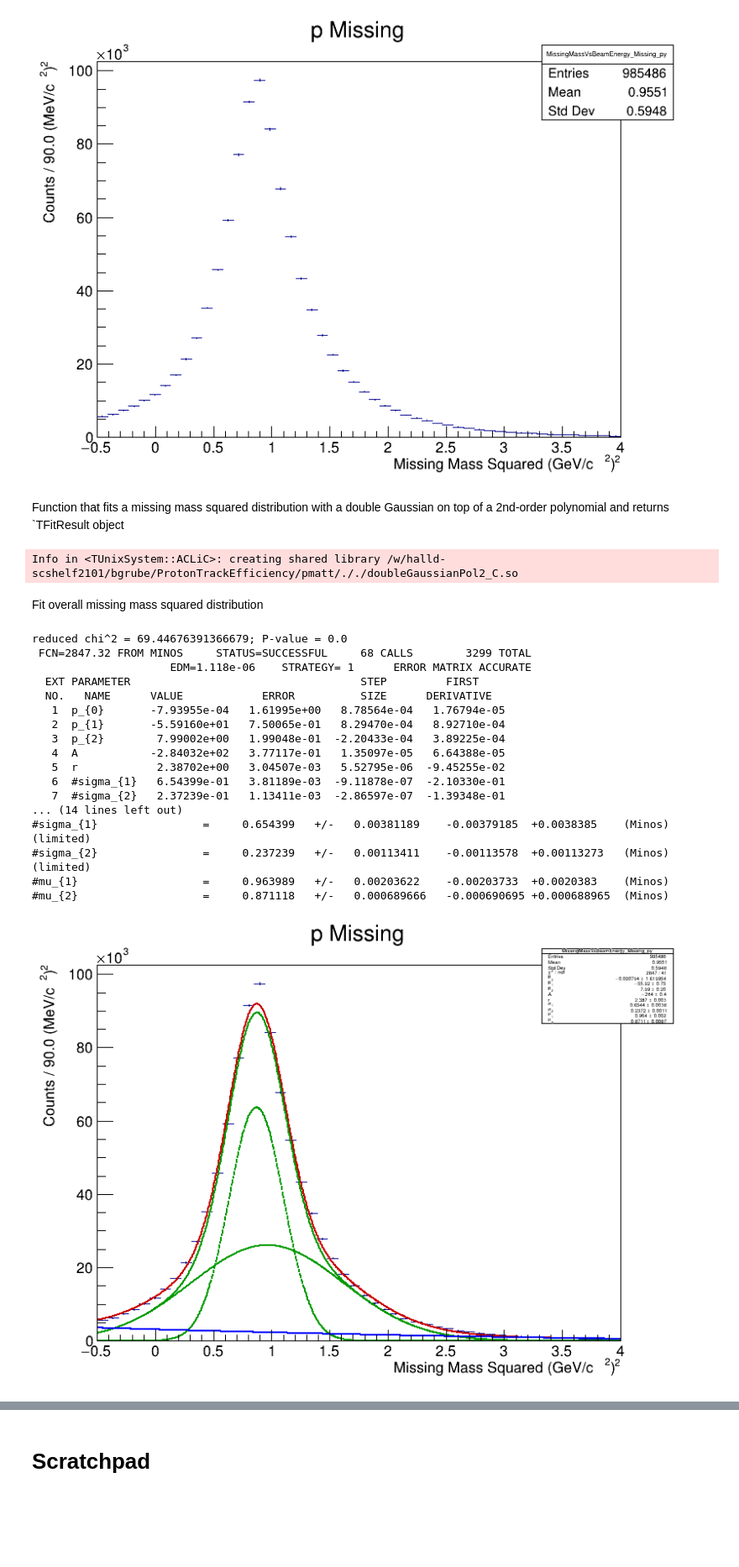
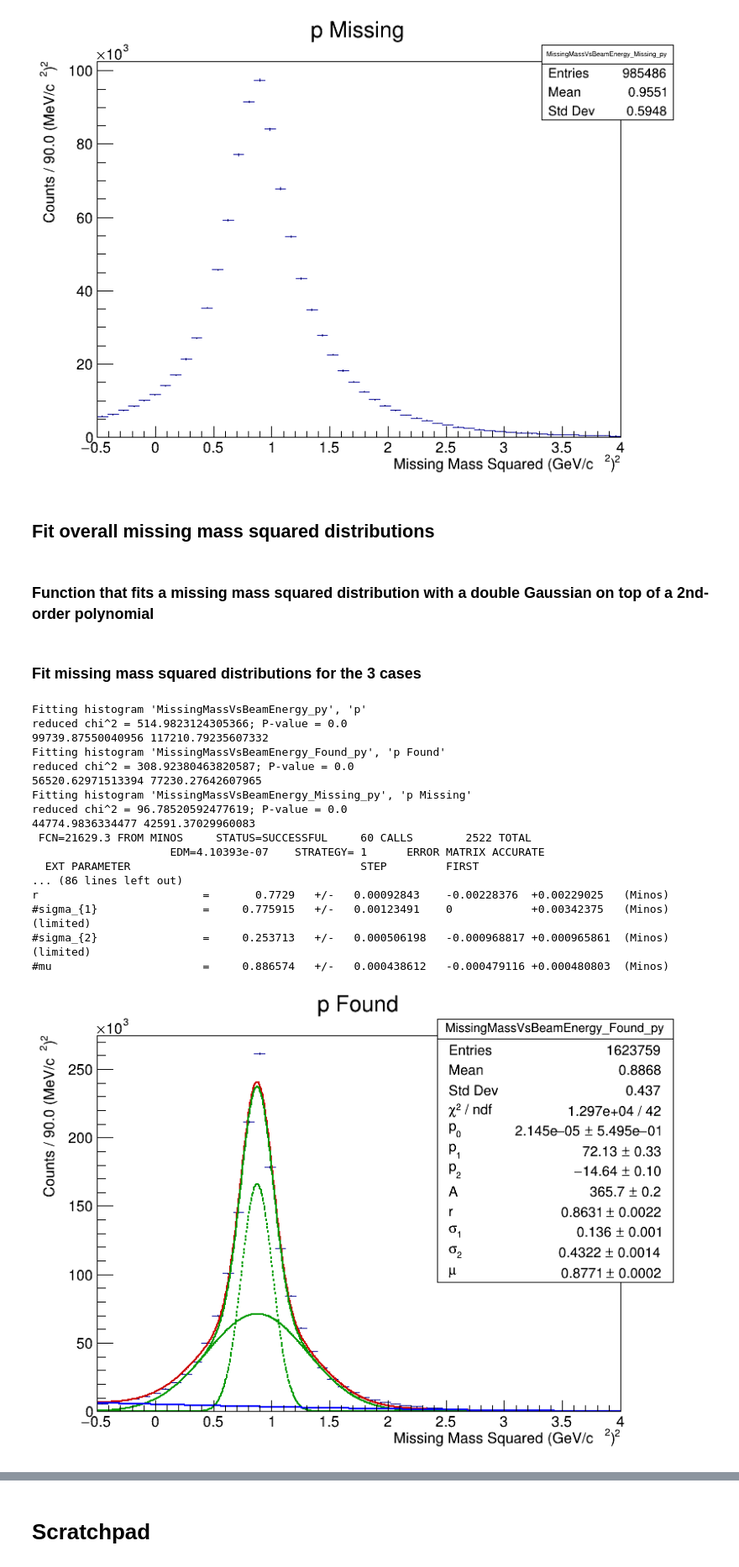
Before and after one commit to bgrube/ReactionEfficiency, a Jupyter notebook: fitMissingMassSquared.ipynb, the cells around one changed output, grey strips where cells are left out. Shown at 84% size. Cells and saved outputs as stored; diff of their text form; code cells hidden in the pictures; blank space fills up the shorter version.

Commit message:
Implement first prototype of overall efficiency calculation

```diff
--- a/fitMissingMassSquared.ipynb
+++ b/fitMissingMassSquared.ipynb
@@ -8,7 +10,10 @@ Welcome to JupyROOT 6.24/04
 # %%
 inFileName = "~/Analysis/ProtonTrackEfficiency/pmatt/trackeff_Proton_4pi.root"
-histName = "MissingMass/MissingMassVsBeamEnergy_Missing"
+histNames = {
+  "Total"   : "MissingMass/MissingMassVsBeamEnergy",
+  "Found"   : "MissingMass/MissingMassVsBeamEnergy_Found",
+  "Missing" : "MissingMass/MissingMassVsBeamEnergy_Missing"}
 inFile = ROOT.TFile(inFileName)
-MM2vsBeamEnergyHist = inFile.Get(histName)
+MM2vsBeamEnergyHists = {key : inFile.Get(histName) for (key, histName) in histNames.items()}
 # %%
 canv = ROOT.TCanvas("canv", "", 800, 600)
@@ -21,19 +26,22 @@ Get missing mass squared distribution by projecting the 2D histogram and adjust
 # %%
-MM2Hist = MM2vsBeamEnergyHist.ProjectionY()
-MM2Hist.Rebin(35)
-MM2Hist.SetYTitle(f"Counts / {MM2Hist.GetBinWidth(1) * 1000}" + " (MeV/c^{2})^{2}")
-MM2Hist.Draw()
+MM2Hists = {key : MM2vsBeamEnergyHist.ProjectionY() for (key, MM2vsBeamEnergyHist) in MM2vsBeamEnergyHists.items()}
+for MM2Hist in MM2Hists.values():
+  MM2Hist.Rebin(35)
+  MM2Hist.SetYTitle(f"Counts / {MM2Hist.GetBinWidth(1) * 1000}" + " (MeV/c^{2})^{2}")
+MM2Hists["Missing"].Draw()
 canv.Draw()
 # %% [output]
 [figure]
+# %% [markdown]
+## Fit overall missing mass squared distributions
 # %% [markdown]
-Function that fits a missing mass squared distribution with a double Gaussian on top of a 2nd-order polynomial and returns `TFitResult object
+### Function that fits a missing mass squared distribution with a double Gaussian on top of a 2nd-order polynomial
 # %%
 # define fit function
 # see https://root-forum.cern.ch/t/syntax-of-a-free-function-or-c-functor-for-tgraph-fitting/22292/3
 # and https://root.cern/manual/python/#just-in-time-compilation-of-small-strings
 ROOT.gROOT.LoadMacro("./doubleGaussianPol2.C+")
-# Python callables need to exits in scope where where function is drawn
+# Python callables need to exits in scope where where fit functions are drawn
 doubleGaussianPol2 = ROOT.doubleGaussianPol2()
 signal = ROOT.doubleGaussianPol2(ROOT.doubleGaussianPol2.signal)
 gaussian1 = ROOT.doubleGaussianPol2(ROOT.doubleGaussianPol2.gaussian1)
@@ -42,6 +50,7 @@ background = ROOT.doubleGaussianPol2(ROOT.doubleGaussianPol2.background)
 
 # fit function to distribution
 def fitMissingMassSquared(MM2Hist, fitRange = None, fixParValues = None, forceCommonGaussianMean = False):
+  print(f"Fitting histogram '{MM2Hist.GetName()}', '{MM2Hist.GetTitle()}'")
   # construct fit function and set start parameters
   if fitRange is None:
     fitRange  = (MM2Hist.GetXaxis().GetXmin(), MM2Hist.GetXaxis().GetXmax())
@@ -106,32 +115,34 @@ def fitMissingMassSquared(MM2Hist, fitRange = None, fixParValues = None, forceCo
     func.SetParameters(fitFunc.GetParameters())
     MM2Hist.GetListOfFunctions().Add(func)
 
+  print(gauss1Func.Integral(-10, 10), gauss2Func.Integral(-10, 10))
+
   return fitResult
-# %% [output]
-Info in <TUnixSystem::ACLiC>: creating shared library /w/halld-scshelf2101/bgrube/ProtonTrackEfficiency/pmatt/././doubleGaussianPol2_C.so
 # %% [markdown]
-Fit overall missing mass squared distribution
+### Fit missing mass squared distributions for the 3 cases
 # %%
-fitResult = fitMissingMassSquared(MM2Hist, forceCommonGaussianMean = False)
-ROOT.gStyle.SetOptFit(True)
-MM2Hist.Draw()
-canv.Draw()
+fitResults = {key : fitMissingMassSquared(MM2Hist, forceCommonGaussianMean = True) for (key, MM2Hist) in MM2Hists.items()}
 # %% [output]
-reduced chi^2 = 69.44676391366679; P-value = 0.0
- FCN=2847.32 FROM MINOS     STATUS=SUCCESSFUL     68 CALLS        3299 TOTAL
-                     EDM=1.118e-06    STRATEGY= 1      ERROR MATRIX ACCURATE
+Fitting histogram 'MissingMassVsBeamEnergy_py', 'p'
+reduced chi^2 = 514.9823124305366; P-value = 0.0
+99739.87550040956 117210.79235607332
+Fitting histogram 'MissingMassVsBeamEnergy_Found_py', 'p Found'
+reduced chi^2 = 308.92380463820587; P-value = 0.0
+56520.62971513394 77230.27642607965
+Fitting histogram 'MissingMassVsBeamEnergy_Missing_py', 'p Missing'
+reduced chi^2 = 96.78520592477619; P-value = 0.0
+44774.9836334477 42591.37029960083
+ FCN=21629.3 FROM MINOS     STATUS=SUCCESSFUL     60 CALLS        2522 TOTAL
+                     EDM=4.10393e-07    STRATEGY= 1      ERROR MATRIX ACCURATE
   EXT PARAMETER                                   STEP         FIRST
-  NO.   NAME      VALUE            ERROR          SIZE      DERIVATIVE
-   1  p_{0}       -7.93955e-04   1.61995e+00   8.78564e-04   1.76794e-05
-   2  p_{1}       -5.59160e+01   7.50065e-01   8.29470e-04   8.92710e-04
-   3  p_{2}        7.99002e+00   1.99048e-01  -2.20433e-04   3.89225e-04
-   4  A           -2.84032e+02   3.77117e-01   1.35097e-05   6.64388e-05
-   5  r            2.38702e+00   3.04507e-03   5.52795e-06  -9.45255e-02
-   6  #sigma_{1}   6.54399e-01   3.81189e-03  -9.11878e-07  -2.10330e-01
-   7  #sigma_{2}   2.37239e-01   1.13411e-03  -2.86597e-07  -1.39348e-01
-... (14 lines left out)
-#sigma_{1}                =     0.654399   +/-   0.00381189    -0.00379185  +0.0038385    (Minos)        (limited)
-#sigma_{2}                =     0.237239   +/-   0.00113411    -0.00113578  +0.00113273   (Minos)        (limited)
-#mu_{1}                   =     0.963989   +/-   0.00203622    -0.00203733  +0.0020383    (Minos)
-#mu_{2}                   =     0.871118   +/-   0.000689666   -0.000690695 +0.000688965  (Minos)
+... (86 lines left out)
+r                         =       0.7729   +/-   0.00092843    -0.00228376  +0.00229025   (Minos)
+#sigma_{1}                =     0.775915   +/-   0.00123491    0            +0.00342375   (Minos)        (limited)
+#sigma_{2}                =     0.253713   +/-   0.000506198   -0.000968817 +0.000965861  (Minos)        (limited)
+#mu                       =     0.886574   +/-   0.000438612   -0.000479116 +0.000480803  (Minos)
-[figure, removed]
+# %%
+ROOT.gStyle.SetOptFit(True)
+MM2Hists["Found"].Draw()
+canv.Draw()
+# %% [output]
+[figure, added]
```
Also changed, not shown: parts of 13 cells of this notebook.
